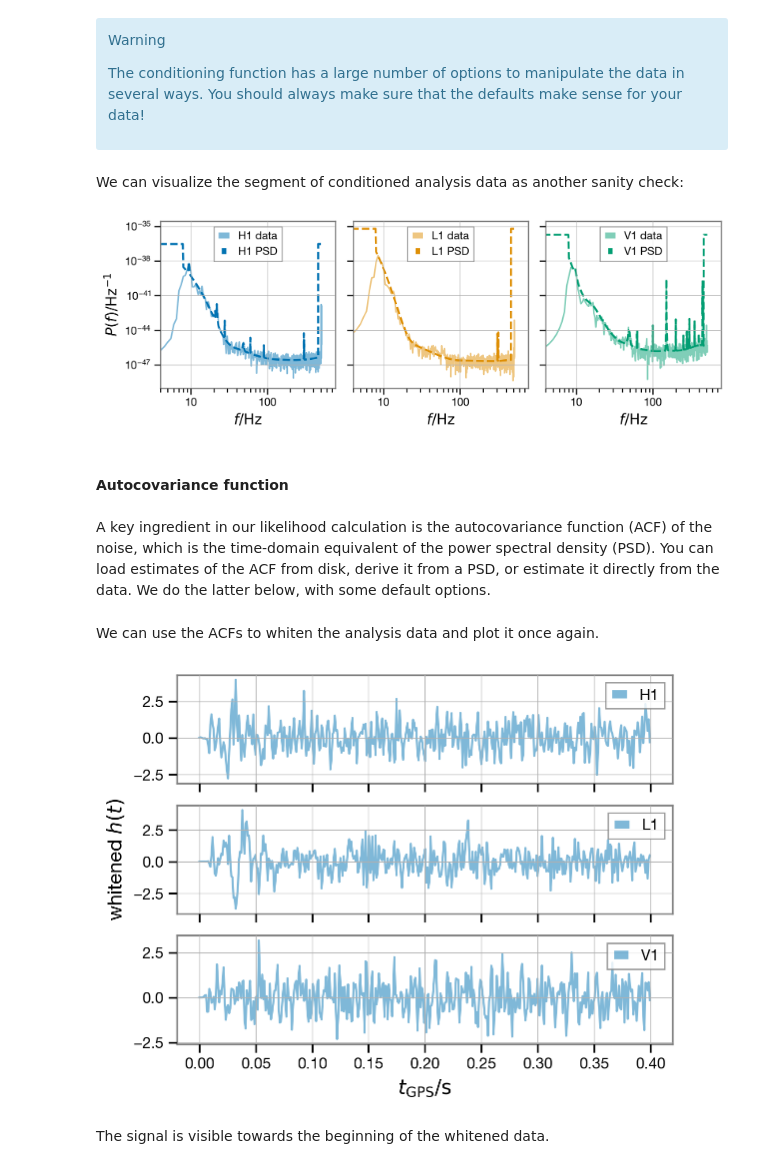
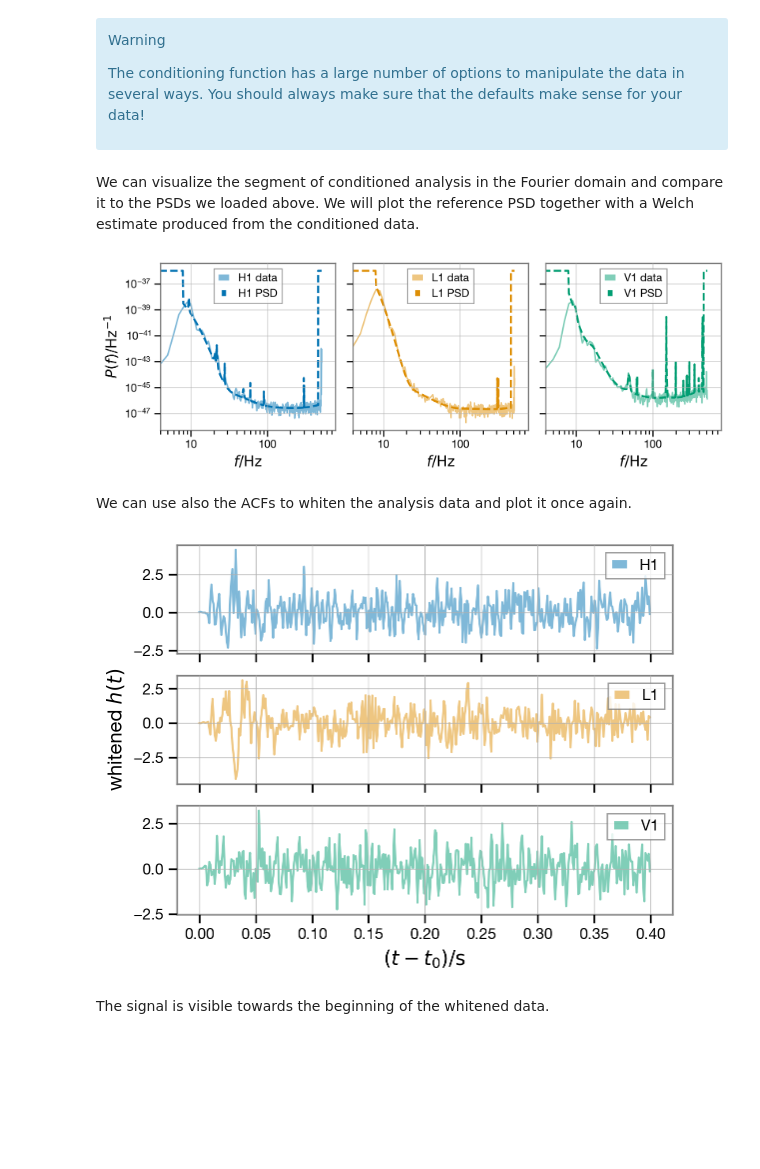
Before and after one commit to maxisi/ringdown, a Jupyter notebook: docs/examples/GW190521.ipynb, the cells around one changed output. Saved outputs shown, nothing was run; the diff lists cells and outputs as text; code cells hidden in the pictures; blank space fills up the shorter version.

```diff
--- a/docs/examples/GW190521.ipynb
+++ b/docs/examples/GW190521.ipynb
@@ -89,2 +91,3 @@ We will also set an analysis time, target sky location and analysis duration. We
 # %%
-fit.set_target(1242442967.4085817, ra=5.749613171792332, dec=-0.4237903906862163, psi=1.222853265910277, duration=0.4)
+fit.set_target(1242442967.427804, ra=5.749613171792332, dec=-0.4237903906862163,
+               psi=1.222853265910277, duration=0.4, reference_ifo='H1')
@@ -127,4 +107,0 @@ for ifo in fit.ifos:
-# %%
-for i, p in psds.items():
-    plt.loglog(p, label=i)
-    print(p.duration, p.f_samp)
@@ -145,0 +149,12 @@ fit.start_times
+# %%
+with h5py.File('GW190521_posterior_samples.h5', 'r') as f:
+    psds = {}
+    for ifo in fit.ifos:
+        # load frequencies and PSD values from file
+        f_p = f['NRSur7dq4']['psds'][ifo][()]
+        # create a PowerSpectrum object
+        p = rd.PowerSpectrum(f_p[:,1], index=f_p[:,0])
+        psds[ifo] = p.patch(f_min=8, f_max=512*0.9, patch_level=1E-36)
+
+    # load IMR posterior samples
+    imr_samples = rd.IMRResult(f['NRSur7dq4']['posterior_samples'][()])
@@ -161,5 +184,3 @@ Warning
 The conditioning function has a large number of options to manipulate the data in several ways. You should always make sure that the defaults make sense for your data!
 
 </div>
-# %% [markdown]
-We can visualize the segment of conditioned analysis data as another sanity check:
@@ -166,20 +189,19 @@ We can visualize the segment of conditioned analysis data as another sanity chec
+# %% [markdown]
+We can visualize the segment of conditioned analysis in the Fourier domain and compare it to the PSDs we loaded above. We will plot the reference PSD together with a Welch estimate produced from the conditioned data.
 # %%
 fig, axs = plt.subplots(1, len(fit.ifos), figsize=(10, 3), sharey=True)
 fig.subplots_adjust(wspace=0.1)
 axs = np.atleast_1d(axs)
+
 for i, (ifo, data) in enumerate(fit.data.items()):
-    ax = axs[i]
-    c = f'C{i}'
-    ax.loglog(data.get_psd(nperseg=rd.utils.np2(4*fit.n_analyze)).iloc[1:],
-                   label=f'{ifo} data', alpha=0.5, c=c)
-    ax.loglog(psds[ifo], label=f'{ifo} PSD', ls='--', lw=2, c=c)
-    ax.legend(loc='upper center');
-    ax.set_xlabel(r'$f / \mathrm{Hz}$');
-    ax.set_xlim(4, None)
+    welch_psd = data.get_psd().iloc[1:]
+
+    axs[i].loglog(welch_psd, label=f'{ifo} data', alpha=0.5, c=f'C{i}')
+    axs[i].loglog(psds[ifo], label=f'{ifo} PSD', ls='--', lw=2, c=f'C{i}')
+
+    axs[i].legend(loc='upper center');
+    axs[i].set_xlabel(r'$f / \mathrm{Hz}$');
+    axs[i].set_xlim(4, None)
 axs[0].set_ylabel(r'$P\left( f \right) / \mathrm{Hz}^{-1}$');
 # %% [output]
-[figure, old version]
+[figure, new version]
-# %% [markdown]
-#### Autocovariance function
-# %% [markdown]
-A key ingredient in our likelihood calculation is the autocovariance function (ACF) of the noise, which is the time-domain equivalent of the power spectral density (PSD). You can load estimates of the ACF from disk, derive it from a PSD, or estimate it directly from the data. We do the latter below, with some default options.
@@ -188,17 +208,18 @@ A key ingredient in our likelihood calculation is the autocovariance function (A
 # %% [markdown]
-We can use the ACFs to whiten the analysis data and plot it once again.
+We can use also the ACFs to whiten the analysis data and plot it once again.
 # %%
 wd = fit.whiten(fit.analysis_data)
+
 fig, axs = plt.subplots(len(fit.ifos), 1, sharex=True)
 axs = np.atleast_1d(axs)
-for (i, d), ax in zip(wd.items(), axs):
-    t0 = fit.start_times[i]
-    ax.plot(d.time - t0, d, label=i, alpha=0.5)
+for (ifo, d), (i,ax) in zip(wd.items(), enumerate(axs)):
+    t0 = fit.start_times[ifo]
+    ax.plot(d.time - t0, d, label=ifo, alpha=0.5, c=f'C{i}')
     ax.legend(loc='upper right');
 axs[len(axs)//2].set_ylabel(r'whitened $h(t)$');
-axs[-1].set_xlabel(r'$t_\mathrm{GPS} / \mathrm{s}$');
+axs[-1].set_xlabel(r'$(t - t_0) / \mathrm{s}$');
 # %% [output]
-[figure, old version]
+[figure, new version]
 # %% [markdown]
 The signal is visible towards the beginning of the whitened data.
 # %% [markdown]
```
Also changed, not shown: parts of 78 cells of this notebook.
